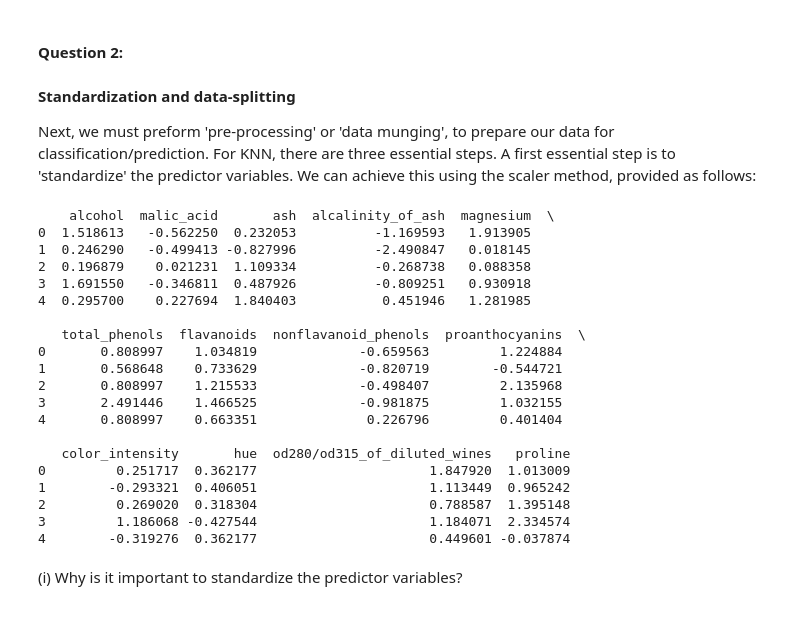
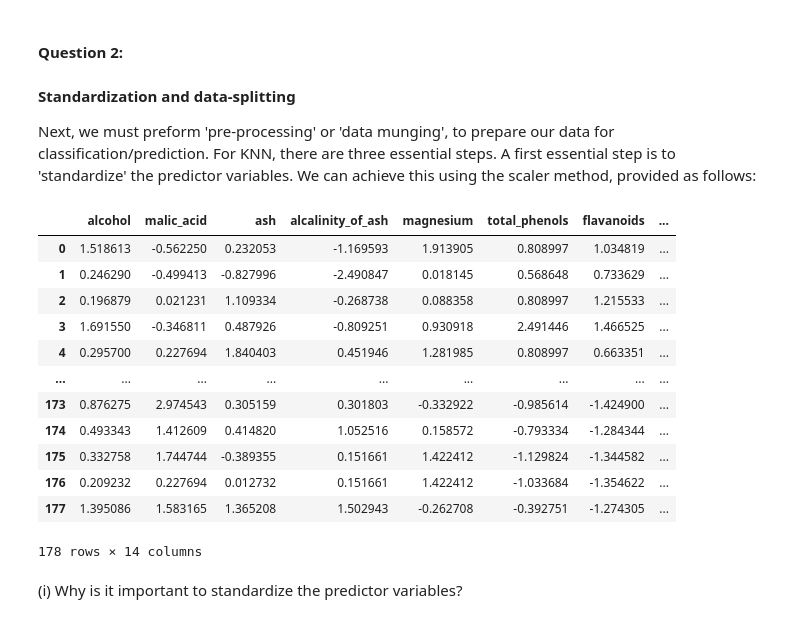
Before and after one commit to anchitaaghag/LCR, a Jupyter notebook: 02_activities/assignments/assignment_1.ipynb, the cells around one changed output. Drawn from its saved outputs; the diff is of its cells as text; code cells hidden in the pictures.

````diff
--- a/02_activities/assignments/assignment_1.ipynb
+++ b/02_activities/assignments/assignment_1.ipynb
@@ -106,36 +106,58 @@ You can use `print()` and `describe()` to help answer these questions.
 
 Next, we must preform 'pre-processing' or 'data munging', to prepare our data for classification/prediction. For KNN, there are three essential steps. A first essential step is to 'standardize' the predictor variables. We can achieve this using the scaler method, provided as follows:
 # %%
+#### REFACTORED ORIGINAL CODE ####
+
+# The original code as seen below excluded the response variable `class` which is important to retain for building a classification ML model.
+# We would not want to standardize the `class` column, but we do need to retain it.
+
+#```
 # Select predictors (excluding the last column)
-predictors = wine_df.iloc[:, :-1]
+#predictors = wine_df.iloc[:, :-1]
 
 # Standardize the predictors
-scaler = StandardScaler()
-predictors_standardized = pd.DataFrame(scaler.fit_transform(predictors), columns=predictors.columns)
+#scaler = StandardScaler()
+#predictors_standardized = pd.DataFrame(scaler.fit_transform(predictors), columns=predictors.columns)
 
 # Display the head of the standardized predictors
-print(predictors_standardized.head())
+#print(predictors_standardized.head())
+
+#```
+
+# Create a copy of the original 'wine' dataframe to ensure we're not modifying the original data
+standardized_wine = wine_df.copy()
+
+# Specify the columns that we do NOT want to scale (`class` column)
+columns_to_exclude = ["class"]
+
+# Select the columns that we want to scale by excluding the `class` column
+# This will return a list of the numeric columns we need to scale
+columns_to_scale = standardized_wine.columns.difference(columns_to_exclude)
+
+# Initialize the StandardScaler to standardize the selected numeric columns
+scaler = StandardScaler()
+
+# Apply the scaler to the selected columns. This transforms the data so that each feature
+# has a mean of 0 and a standard deviation of 1, which is essential to prevent larger
+# scale features from dominating the analysis, especially for distance-based algorithms like KNN.
+standardized_wine[columns_to_scale] = scaler.fit_transform(wine_df[columns_to_scale])
+
+# Output the standardized dataframe with the scaled numeric columns
+standardized_wine
 # %% [output]
+|  | alcohol | malic_acid | ash | alcalinity_of_ash | magnesium | total_phenols | flavanoids | ... |
+| 0 | 1.518613 | -0.562250 | 0.232053 | -1.169593 | 1.913905 | 0.808997 | 1.034819 | ... |
+| 1 | 0.246290 | -0.499413 | -0.827996 | -2.490847 | 0.018145 | 0.568648 | 0.733629 | ... |
+| 2 | 0.196879 | 0.021231 | 1.109334 | -0.268738 | 0.088358 | 0.808997 | 1.215533 | ... |
+| 3 | 1.691550 | -0.346811 | 0.487926 | -0.809251 | 0.930918 | 2.491446 | 1.466525 | ... |
+| 4 | 0.295700 | 0.227694 | 1.840403 | 0.451946 | 1.281985 | 0.808997 | 0.663351 | ... |
+| ... | ... | ... | ... | ... | ... | ... | ... | ... |
+| 173 | 0.876275 | 2.974543 | 0.305159 | 0.301803 | -0.332922 | -0.985614 | -1.424900 | ... |
+| 174 | 0.493343 | 1.412609 | 0.414820 | 1.052516 | 0.158572 | -0.793334 | -1.284344 | ... |
+| 175 | 0.332758 | 1.744744 | -0.389355 | 0.151661 | 1.422412 | -1.129824 | -1.344582 | ... |
+| 176 | 0.209232 | 0.227694 | 0.012732 | 0.151661 | 1.422412 | -1.033684 | -1.354622 | ... |
+| 177 | 1.395086 | 1.583165 | 1.365208 | 1.502943 | -0.262708 | -0.392751 | -1.274305 | ... |
-    alcohol  malic_acid       ash  alcalinity_of_ash  magnesium  \
-0  1.518613   -0.562250  0.232053          -1.169593   1.913905
-1  0.246290   -0.499413 -0.827996          -2.490847   0.018145
-2  0.196879    0.021231  1.109334          -0.268738   0.088358
-3  1.691550   -0.346811  0.487926          -0.809251   0.930918
-4  0.295700    0.227694  1.840403           0.451946   1.281985
-
-   total_phenols  flavanoids  nonflavanoid_phenols  proanthocyanins  \
-0       0.808997    1.034819             -0.659563         1.224884
-1       0.568648    0.733629             -0.820719        -0.544721
-2       0.808997    1.215533             -0.498407         2.135968
-3       2.491446    1.466525             -0.981875         1.032155
-4       0.808997    0.663351              0.226796         0.401404
-
-   color_intensity       hue  od280/od315_of_diluted_wines   proline
-0         0.251717  0.362177                      1.847920  1.013009
-1        -0.293321  0.406051                      1.113449  0.965242
-2         0.269020  0.318304                      0.788587  1.395148
-3         1.186068 -0.427544                      1.184071  2.334574
-4        -0.319276  0.362177                      0.449601 -0.037874
+178 rows × 14 columns
 # %% [markdown]
 (i) Why is it important to standardize the predictor variables?
 # %% [markdown]
````
Also changed, not shown: parts of 8 cells of this notebook.
